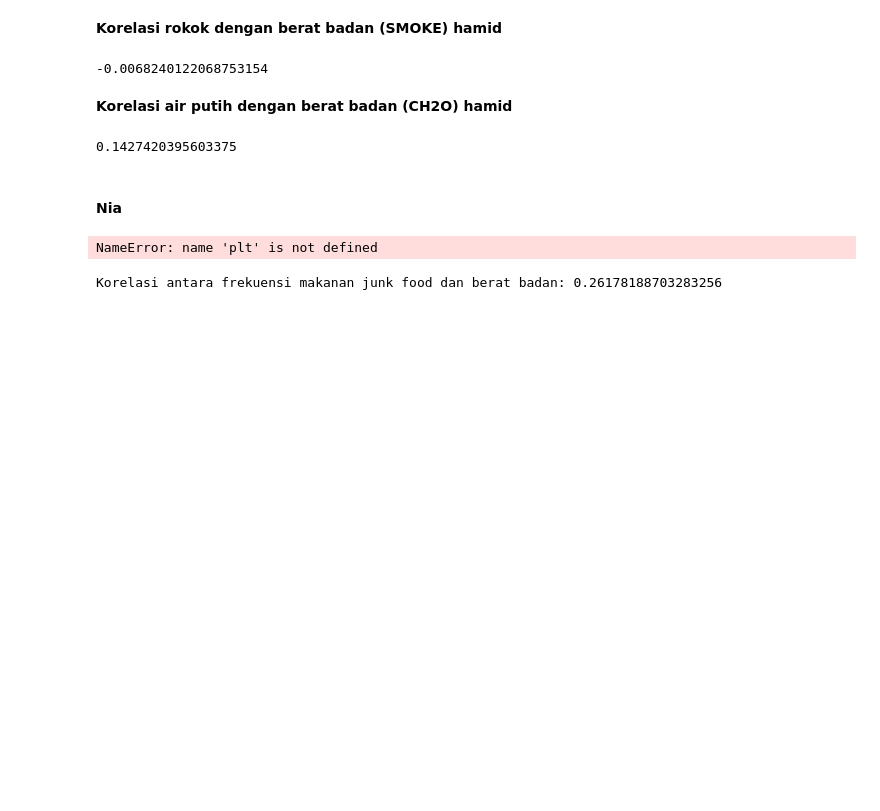
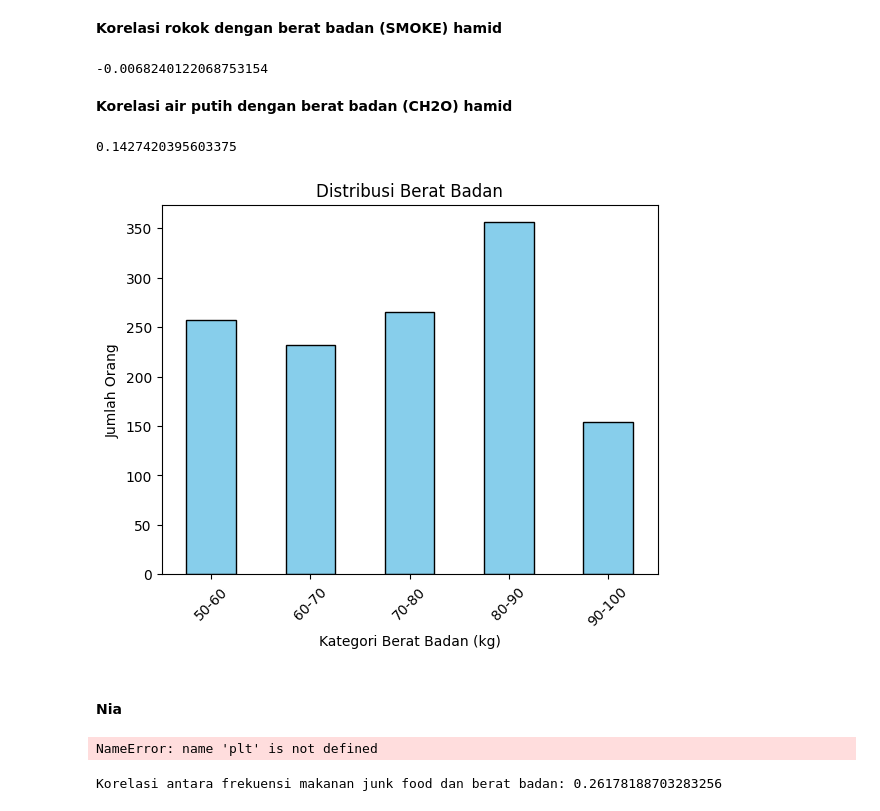
Before and after one commit to abdhaamed/abdhaamed, a Jupyter notebook: Statistika_tubes.ipynb, the cells around one changed output. Cells and saved outputs as stored; diff of their text form; code cells hidden in the pictures; blank space fills up the shorter version.

```diff
--- a/Statistika_tubes.ipynb
+++ b/Statistika_tubes.ipynb
@@ -261,6 +261,26 @@ correlation_ch2o = obesity['CH2O'].corr(obesity['NObeyesdad'])
 print(correlation_ch2o)
 # %% [output]
 0.1427420395603375
+# %%
+# Mengambil data dari kolom 'Weight'
+weights = obesity['Weight']
+
+# Menentukan kategori berat badan
+weight_bins = [50, 60, 70, 80, 90, 100]
+weight_categories = ['50-60', '60-70', '70-80', '80-90', '90-100']
+
+# Menghitung jumlah orang untuk setiap kategori berat badan
+weight_counts = pd.cut(weights, bins=weight_bins, labels=weight_categories, right=False).value_counts().sort_index()
+
+# Membuat bar chart
+weight_counts.plot(kind='bar', color='skyblue', edgecolor='black')
+plt.xlabel('Kategori Berat Badan (kg)')
+plt.ylabel('Jumlah Orang')
+plt.title('Distribusi Berat Badan')
+plt.xticks(rotation=45)
+plt.show()
+# %% [output]
+[figure, added]
 # %% [markdown]
 #### Nia
 # %%
```
Also changed, not shown: parts of 1 cell of this notebook.
